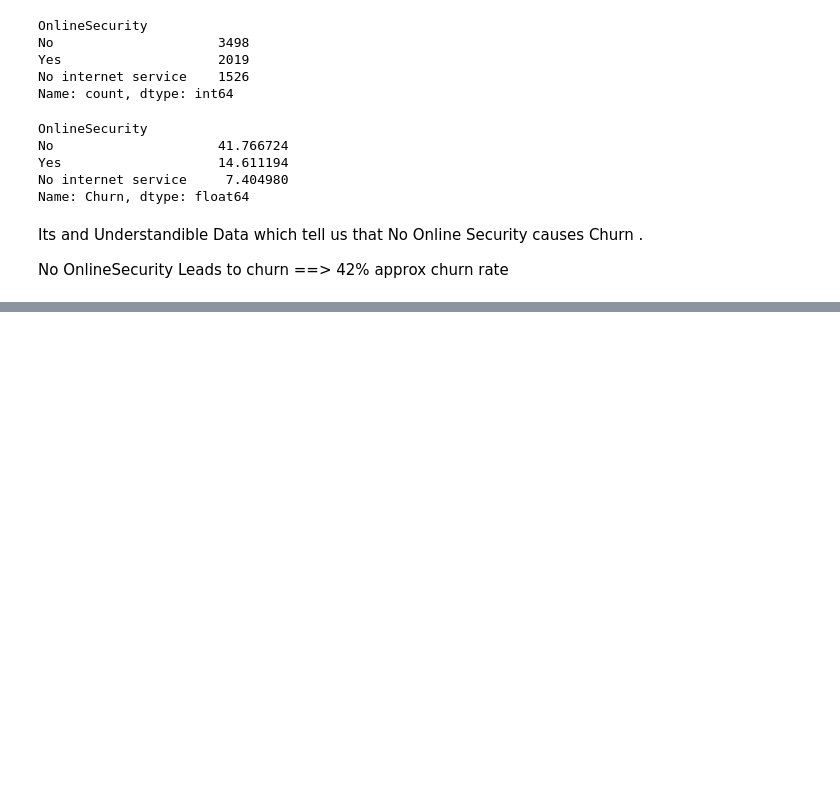
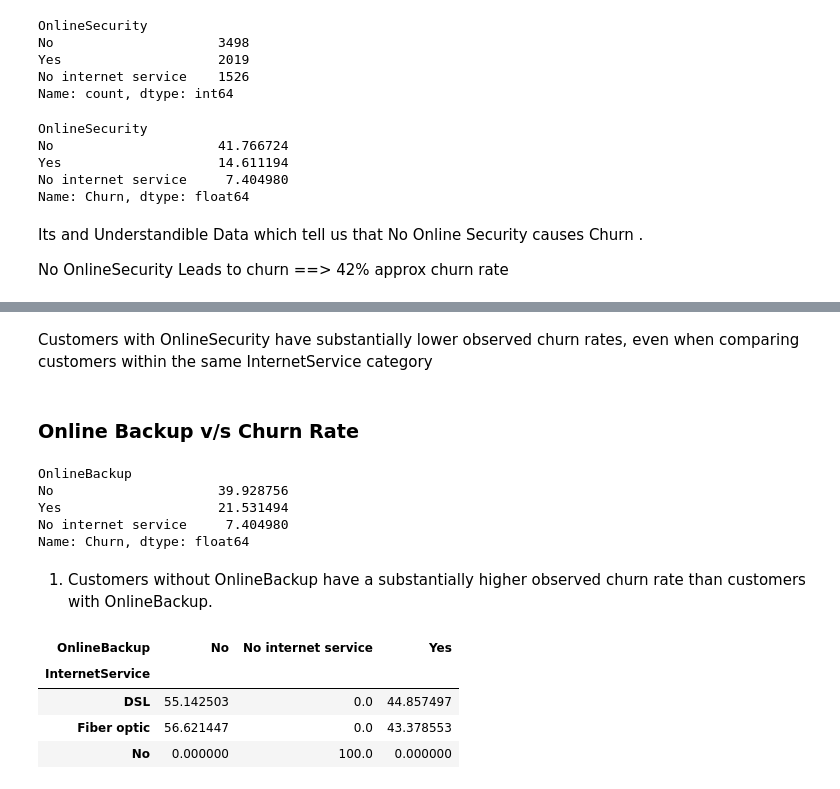
Before and after one commit to Aka101010/mlops-ml-project, a Jupyter notebook: 01_eda.ipynb, the cells around one changed output, grey strips where cells are left out. Saved outputs shown, nothing was run; the diff lists cells and outputs as text; code cells hidden in the pictures; blank space fills up the shorter version.

```diff
--- a/01_eda.ipynb
+++ b/01_eda.ipynb
@@ -1010,0 +1046,32 @@ No OnlineSecurity Leads to churn ==> 42% approx churn rate
+# %% [markdown]
+Customers with OnlineSecurity have substantially lower observed churn rates, even when comparing customers within the same InternetService category
+# %% [markdown]
+### Online Backup v/s Churn Rate
+# %%
+backup_churn = (
+    df.groupby("OnlineBackup")["Churn"]
+      .apply(lambda x: (x == "Yes").mean() * 100)
+      .sort_values(ascending=False)
+)
+
+print(backup_churn)
+# %% [output]
+OnlineBackup
+No                     39.928756
+Yes                    21.531494
+No internet service     7.404980
+Name: Churn, dtype: float64
+# %% [markdown]
+1. Customers without OnlineBackup have a substantially higher observed churn rate than customers with OnlineBackup.
+# %%
+pd.crosstab(
+    df["InternetService"],
+    df["OnlineBackup"],
+    normalize="index"
+) * 100
+# %% [output]
+| OnlineBackup | No | No internet service | Yes |
+| InternetService |  |  |  |
+| DSL | 55.142503 | 0.0 | 44.857497 |
+| Fiber optic | 56.621447 | 0.0 | 43.378553 |
+| No | 0.000000 | 100.0 | 0.000000 |
```
Also changed, not shown: parts of 31 cells of this notebook.
